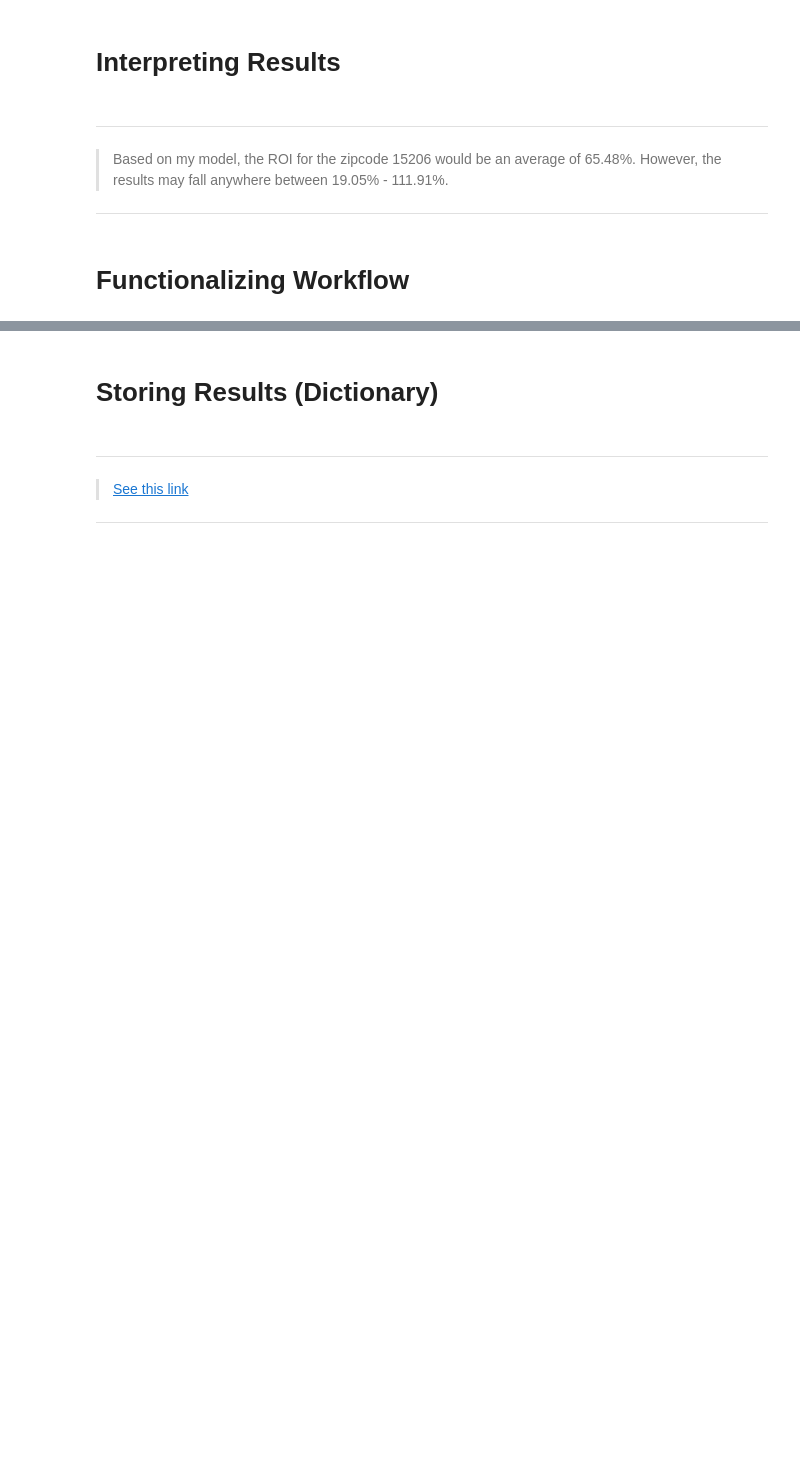
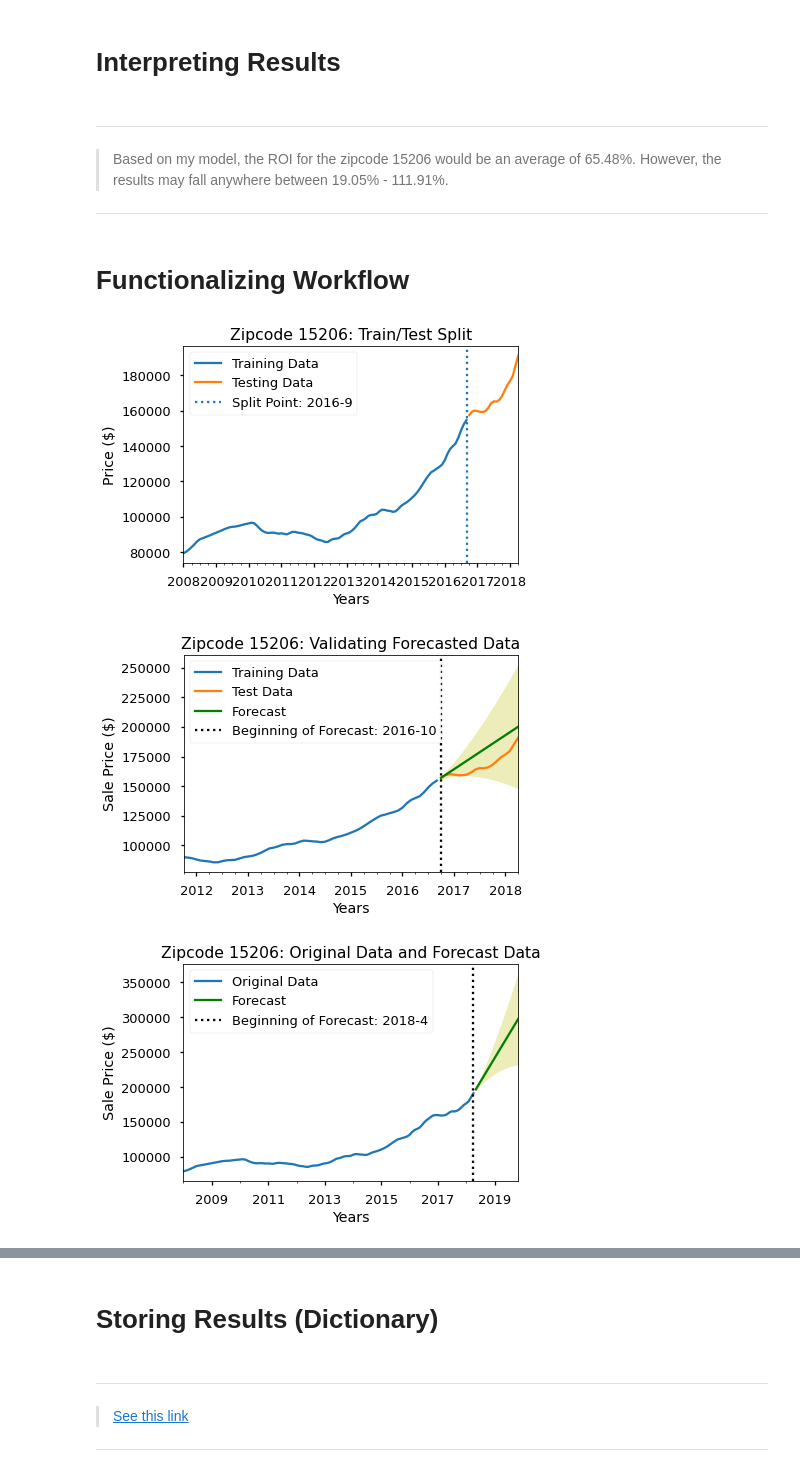
Before and after one commit to BenJMcCarty/Best_of_the_Burgh, a Jupyter notebook: workbooks/WIP_Main_Notebook.ipynb, the cells around one changed output, grey strips where cells are left out. Cells and saved outputs as stored; diff of their text form; code cells hidden in the pictures; blank space fills up the shorter version.

Commit message:
Updated dictionary to include all visualizations

```diff
--- a/workbooks/WIP_Main_Notebook.ipynb
+++ b/workbooks/WIP_Main_Notebook.ipynb
@@ -791,9 +788,13 @@ tsm.plot_acf_pacf(train, suptitle='ACF/PACF for Training Data');
 # %%
 ## Testing full workflow function
 
-forecast, roi, summary_train, diag_train, summary_full,\
+forecast, roi, summary_train, split_vis, diag_train, summary_full,\
 diag_full, training_frcst, final_frcst = tsm.ts_modeling_workflow\
     (dataframe = zipcodes_df, zipcode = 15206, m=12, show_vis = True);
+# %% [output]
+[figure, added]
+[figure, added]
+[figure, added]
 # %%
 zc_dict = tsm.make_dict(zipcodes_df, 15206)
 zc_dict.keys()
```
Also changed, not shown: parts of 24 cells of this notebook, 1 other file.
